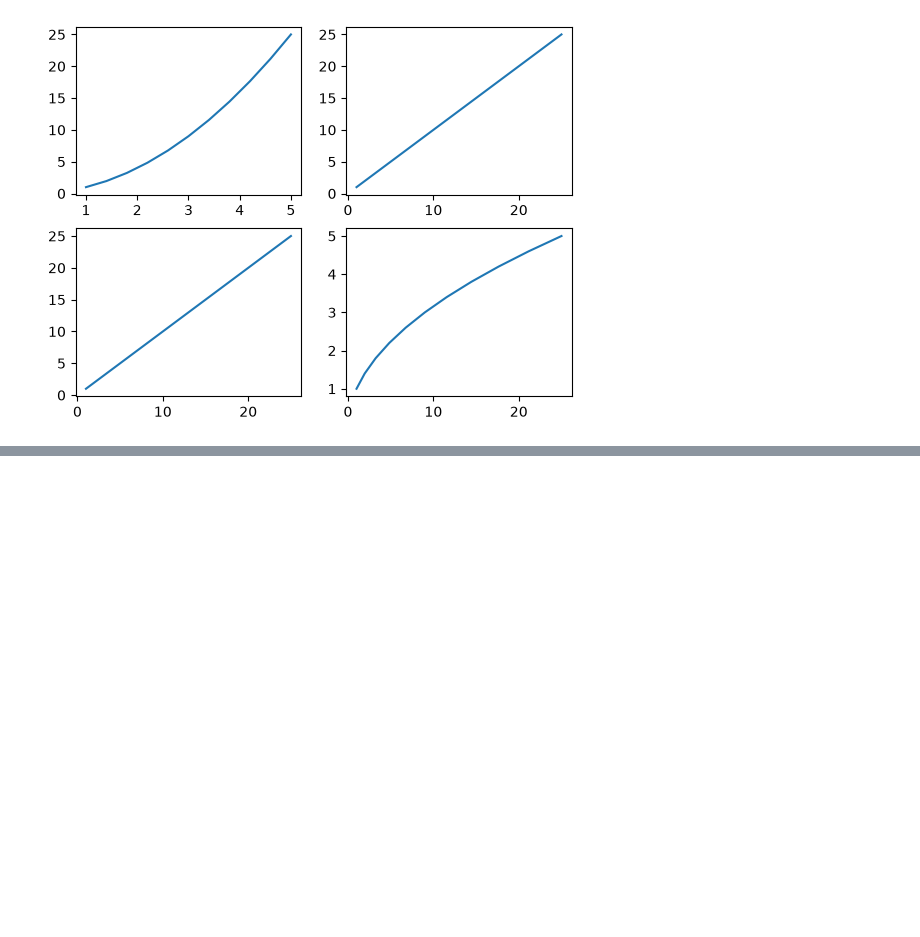
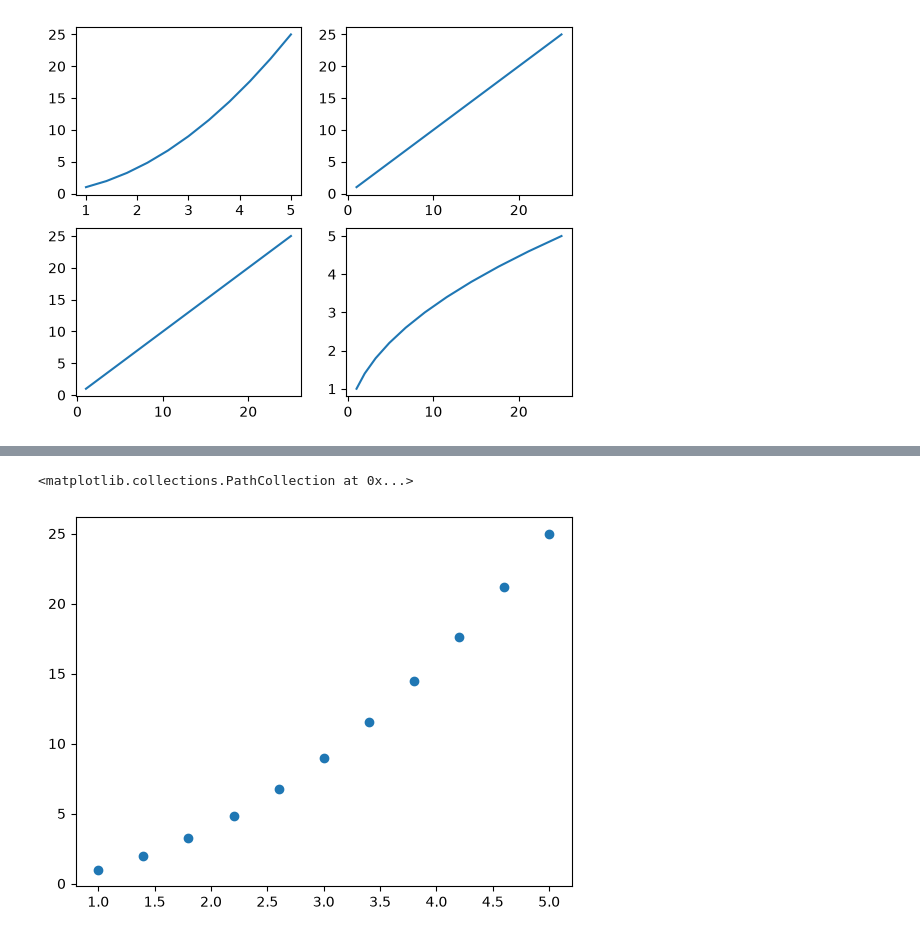
Before and after one commit to sanathecoder/PY, a Jupyter notebook: Pandas/DataVisualization.ipynb, the cells around one changed output, grey strips where cells are left out. Drawn from its saved outputs; the diff is of its cells as text; code cells hidden in the pictures; blank space fills up the shorter version.

Commit message:
Types of matplot

```diff
--- a/Pandas/DataVisualization.ipynb
+++ b/Pandas/DataVisualization.ipynb
@@ -43,0 +44,5 @@ axis2.plot(x,y)
+# %%
+plt.scatter(x,y)
+# %% [output]
+<matplotlib.collections.PathCollection at 0x...>
+[figure, added]
```
Also changed, not shown: parts of 3 cells of this notebook.
